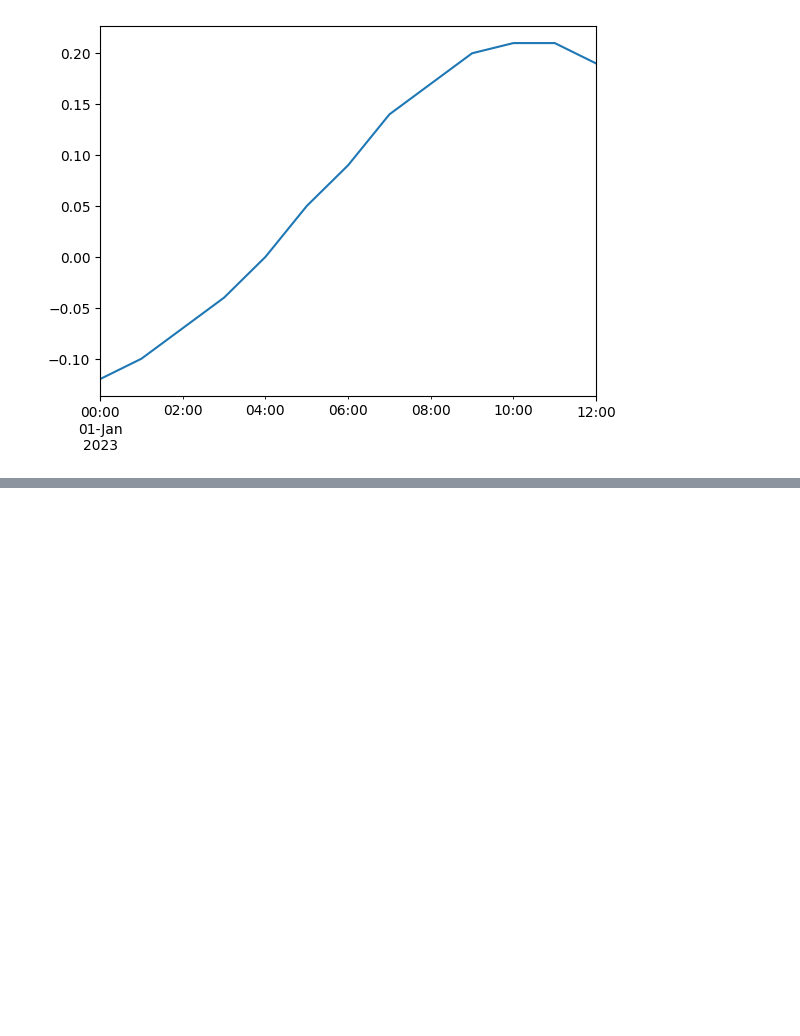
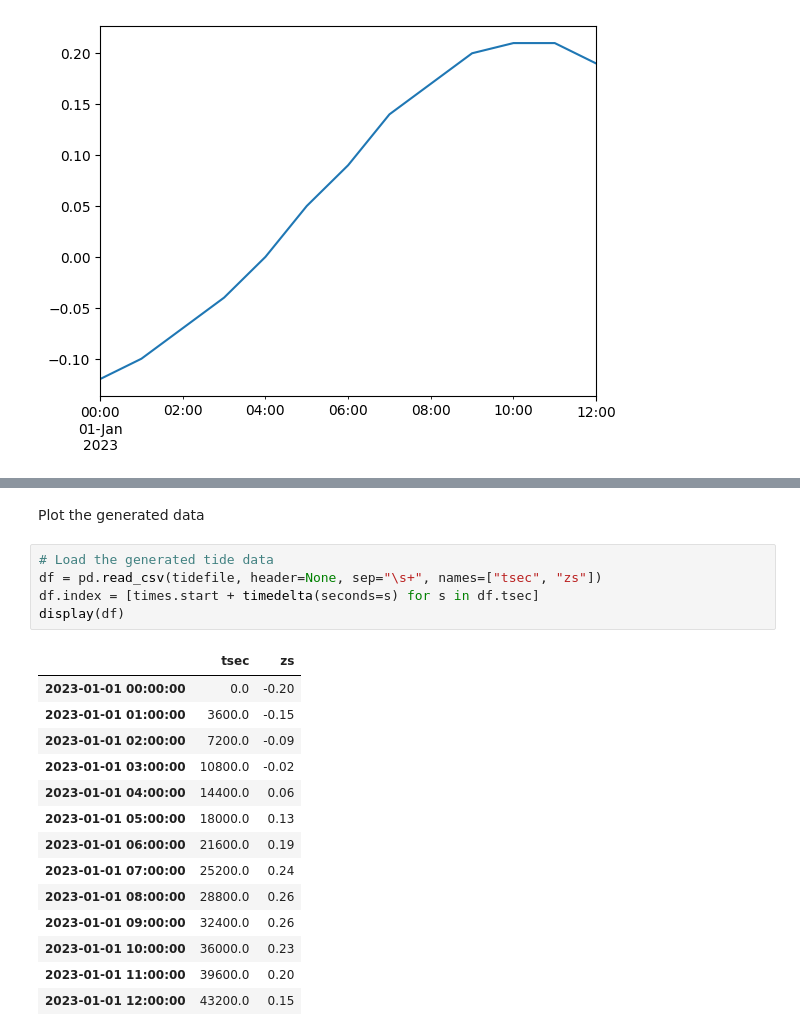
Before and after one commit to rom-py/rompy-notebooks, a Jupyter notebook: notebooks/xbeach/forcing-demo.ipynb, the cells around one changed output, grey strips where cells are left out. Drawn from its saved outputs; the diff is of its cells as text; blank space fills up the shorter version.

```diff
--- a/notebooks/xbeach/forcing-demo.ipynb
+++ b/notebooks/xbeach/forcing-demo.ipynb
@@ -589,0 +633,22 @@ df.zs.plot()
+# %% [markdown]
+Plot the generated data
+# %%
+# Load the generated tide data
+df = pd.read_csv(tidefile, header=None, sep="\s+", names=["tsec", "zs"])
+df.index = [times.start + timedelta(seconds=s) for s in df.tsec]
+display(df)
+# %% [output]
+|  | tsec | zs |
+| 2023-01-01 00:00:00 | 0.0 | -0.20 |
+| 2023-01-01 01:00:00 | 3600.0 | -0.15 |
+| 2023-01-01 02:00:00 | 7200.0 | -0.09 |
+| 2023-01-01 03:00:00 | 10800.0 | -0.02 |
+| 2023-01-01 04:00:00 | 14400.0 | 0.06 |
+| 2023-01-01 05:00:00 | 18000.0 | 0.13 |
+| 2023-01-01 06:00:00 | 21600.0 | 0.19 |
+| 2023-01-01 07:00:00 | 25200.0 | 0.24 |
+| 2023-01-01 08:00:00 | 28800.0 | 0.26 |
+| 2023-01-01 09:00:00 | 32400.0 | 0.26 |
+| 2023-01-01 10:00:00 | 36000.0 | 0.23 |
+| 2023-01-01 11:00:00 | 39600.0 | 0.20 |
+| 2023-01-01 12:00:00 | 43200.0 | 0.15 |
```
Also changed, not shown: parts of 9 cells of this notebook.
